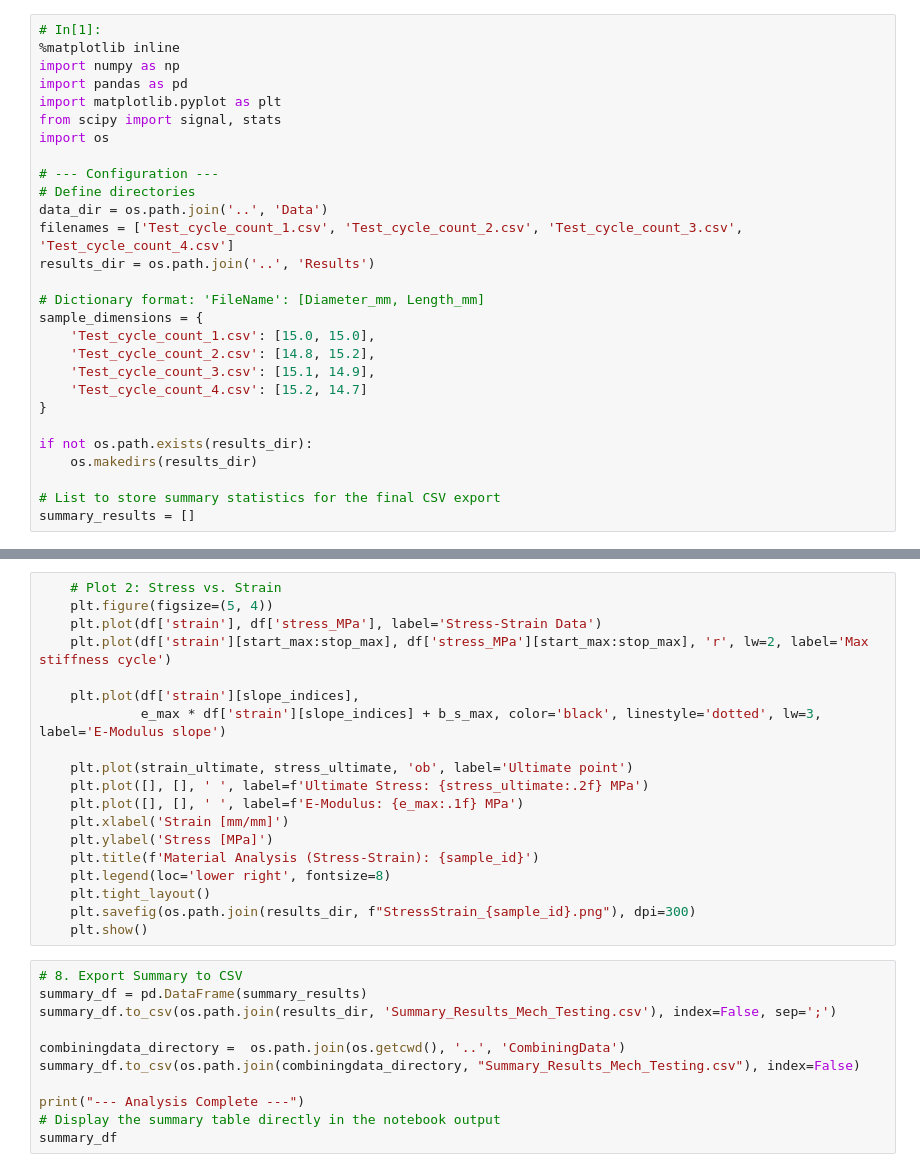
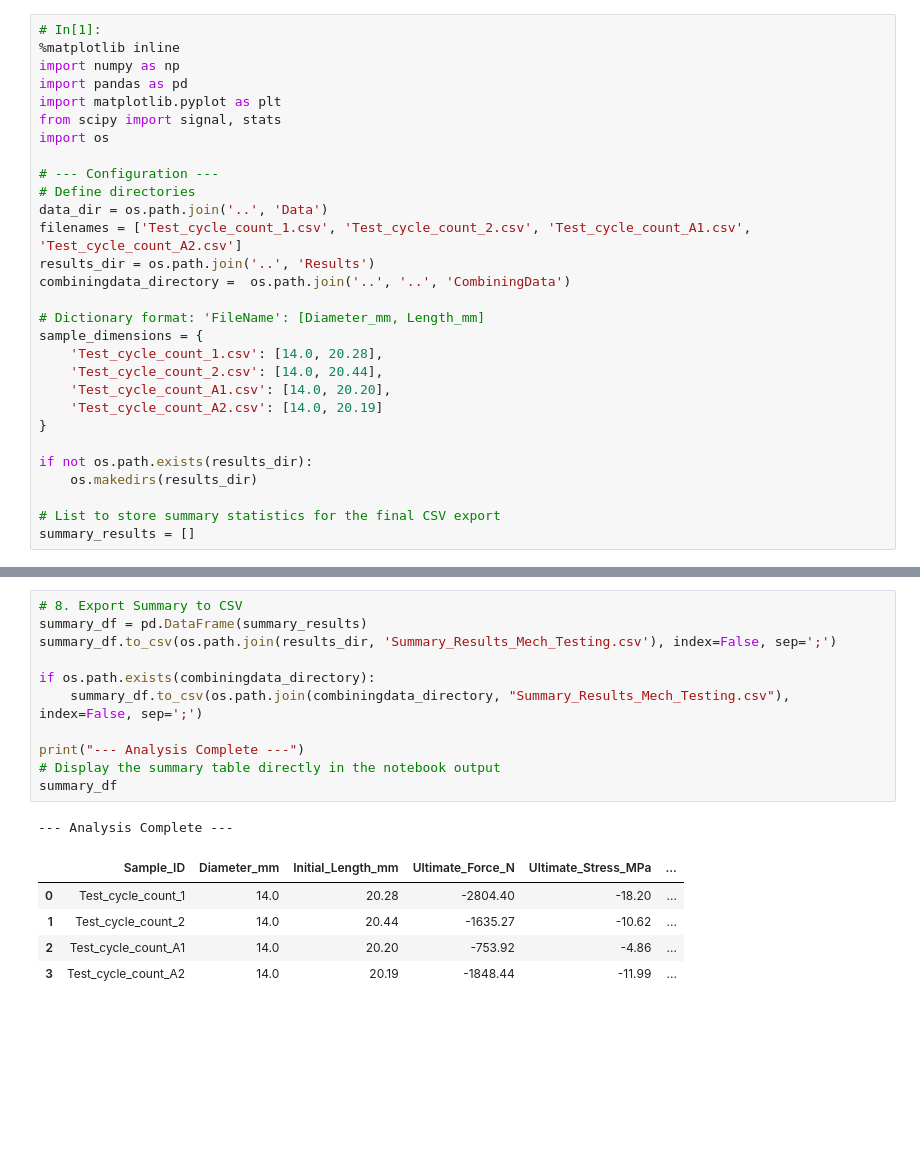
Before and after one commit to artorg-unibe-ch/MSB_BMELab, a Jupyter notebook: 114-MorphologyElasticityTrabecularBone/Compression/Code/read_mts.ipynb, the cells around one changed output, grey strips where cells are left out. Saved outputs shown, nothing was run; the diff lists cells and outputs as text; blank space fills up the shorter version.

```diff
--- a/114-MorphologyElasticityTrabecularBone/Compression/Code/read_mts.ipynb
+++ b/114-MorphologyElasticityTrabecularBone/Compression/Code/read_mts.ipynb
@@ -10,15 +10,16 @@ import os
 # --- Configuration ---
 # Define directories
 data_dir = os.path.join('..', 'Data')
-filenames = ['Test_cycle_count_1.csv', 'Test_cycle_count_2.csv', 'Test_cycle_count_3.csv', 'Test_cycle_count_4.csv']
+filenames = ['Test_cycle_count_1.csv', 'Test_cycle_count_2.csv', 'Test_cycle_count_A1.csv', 'Test_cycle_count_A2.csv']
 results_dir = os.path.join('..', 'Results')
+combiningdata_directory =  os.path.join('..', '..', 'CombiningData')
 
 # Dictionary format: 'FileName': [Diameter_mm, Length_mm]
 sample_dimensions = {
-    'Test_cycle_count_1.csv': [15.0, 15.0],
-    'Test_cycle_count_2.csv': [14.8, 15.2],
-    'Test_cycle_count_3.csv': [15.1, 14.9],
-    'Test_cycle_count_4.csv': [15.2, 14.7]
+    'Test_cycle_count_1.csv': [14.0, 20.28],
+    'Test_cycle_count_2.csv': [14.0, 20.44],
+    'Test_cycle_count_A1.csv': [14.0, 20.20],
+    'Test_cycle_count_A2.csv': [14.0, 20.19]
 }
 
 if not os.path.exists(results_dir):
@@ -147,30 +210,18 @@ for filename in filenames:
-# %%
-    # Plot 2: Stress vs. Strain
-    plt.figure(figsize=(5, 4))
-    plt.plot(df['strain'], df['stress_MPa'], label='Stress-Strain Data')
-    plt.plot(df['strain'][start_max:stop_max], df['stress_MPa'][start_max:stop_max], 'r', lw=2, label='Max stiffness cycle')
-
-    plt.plot(df['strain'][slope_indices],
-             e_max * df['strain'][slope_indices] + b_s_max, color='black', linestyle='dotted', lw=3, label='E-Modulus slope')
-
-    plt.plot(strain_ultimate, stress_ultimate, 'ob', label='Ultimate point')
-    plt.plot([], [], ' ', label=f'Ultimate Stress: {stress_ultimate:.2f} MPa')
-    plt.plot([], [], ' ', label=f'E-Modulus: {e_max:.1f} MPa')
-    plt.xlabel('Strain [mm/mm]')
-    plt.ylabel('Stress [MPa]')
-    plt.title(f'Material Analysis (Stress-Strain): {sample_id}')
-    plt.legend(loc='lower right', fontsize=8)
-    plt.tight_layout()
-    plt.savefig(os.path.join(results_dir, f"StressStrain_{sample_id}.png"), dpi=300)
-    plt.show()
 # %%
 # 8. Export Summary to CSV
 summary_df = pd.DataFrame(summary_results)
 summary_df.to_csv(os.path.join(results_dir, 'Summary_Results_Mech_Testing.csv'), index=False, sep=';')
 
-combiningdata_directory =  os.path.join(os.getcwd(), '..', 'CombiningData')
-summary_df.to_csv(os.path.join(combiningdata_directory, "Summary_Results_Mech_Testing.csv"), index=False)
+if os.path.exists(combiningdata_directory):
+    summary_df.to_csv(os.path.join(combiningdata_directory, "Summary_Results_Mech_Testing.csv"), index=False, sep=';')
 
 print("--- Analysis Complete ---")
 # Display the summary table directly in the notebook output
 summary_df
+# %% [output]
+--- Analysis Complete ---
+|  | Sample_ID | Diameter_mm | Initial_Length_mm | Ultimate_Force_N | Ultimate_Stress_MPa | ... |
+| 0 | Test_cycle_count_1 | 14.0 | 20.28 | -2804.40 | -18.20 | ... |
+| 1 | Test_cycle_count_2 | 14.0 | 20.44 | -1635.27 | -10.62 | ... |
+| 2 | Test_cycle_count_A1 | 14.0 | 20.20 | -753.92 | -4.86 | ... |
+| 3 | Test_cycle_count_A2 | 14.0 | 20.19 | -1848.44 | -11.99 | ... |
```
Also changed, not shown: parts of 2 cells of this notebook.
